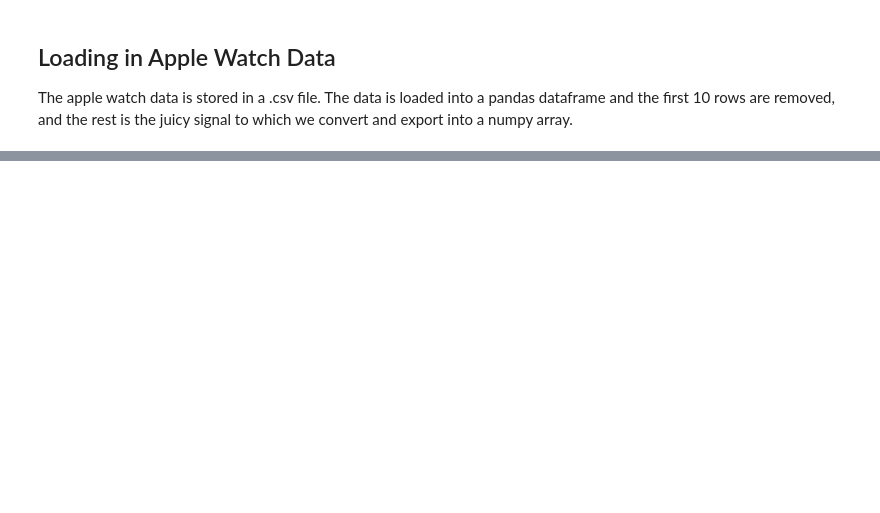
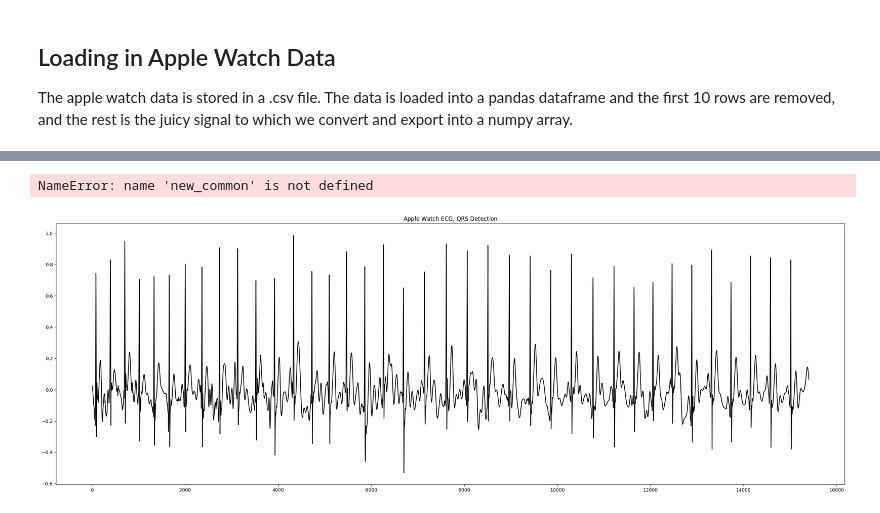
Before and after one commit to Heartbeatman/dynamic_ecg, a Jupyter notebook: examples/Apple_watch.ipynb, the cells around one changed output, grey strips where cells are left out. Saved outputs shown, nothing was run; the diff lists cells and outputs as text; code cells hidden in the pictures; blank space fills up the shorter version.

```diff
--- a/examples/Apple_watch.ipynb
+++ b/examples/Apple_watch.ipynb
@@ -46,0 +120,12 @@ plt.show()
+# %%
+plt.figure(figsize=(30,10))
+plt.title(r'$\text{Apple Watch ECG, QRS Detection}$')
+plt.plot(apple_watch_ecg.lead_1.signal,label=r'$\text{apple_watch_ecg.lead_1 1}$',c='black')
+plt.scatter(new_common,apple_watch_ecg.lead_1.signal[new_common],c='r',label=r'$\text{R Peaks, N = '+str(len(apple_watch_ecg.lead_1.r_peaks))+'}$')
+plt.xlabel(r'$\text{Samples (n)}$')
+plt.ylabel(r'$\text{Voltage (uV)}$')
+plt.legend(title=r'$'+str(apple_watch_ecg.lead_1.bpm)+'$' + r'$\text{ BPM}$')
+plt.show()
+# %% [output]
+NameError: name 'new_common' is not defined
+[figure, added]
```
Also changed, not shown: parts of 16 cells of this notebook, 45 other files.
